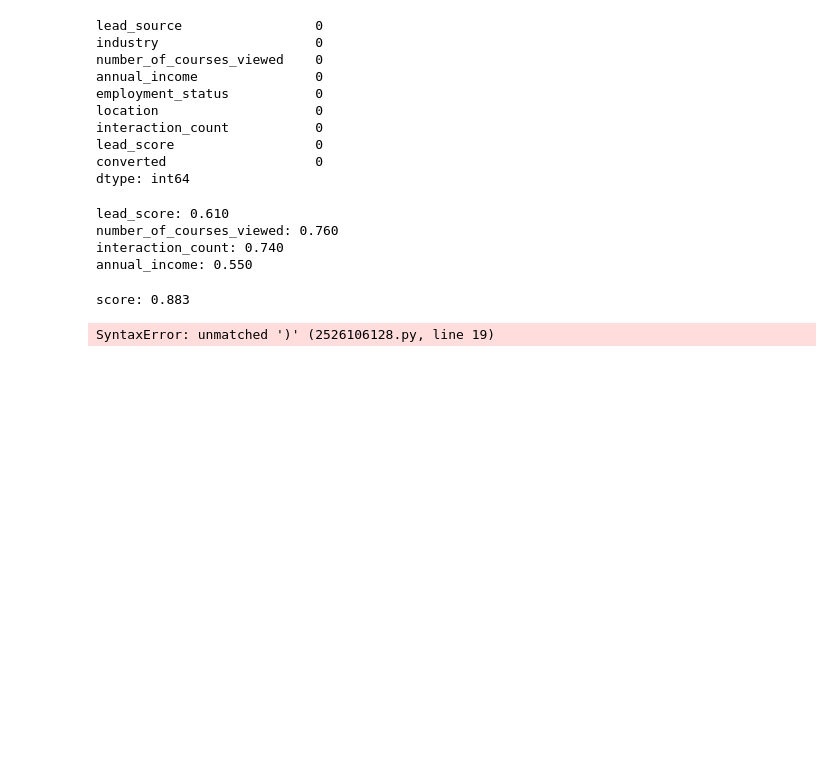
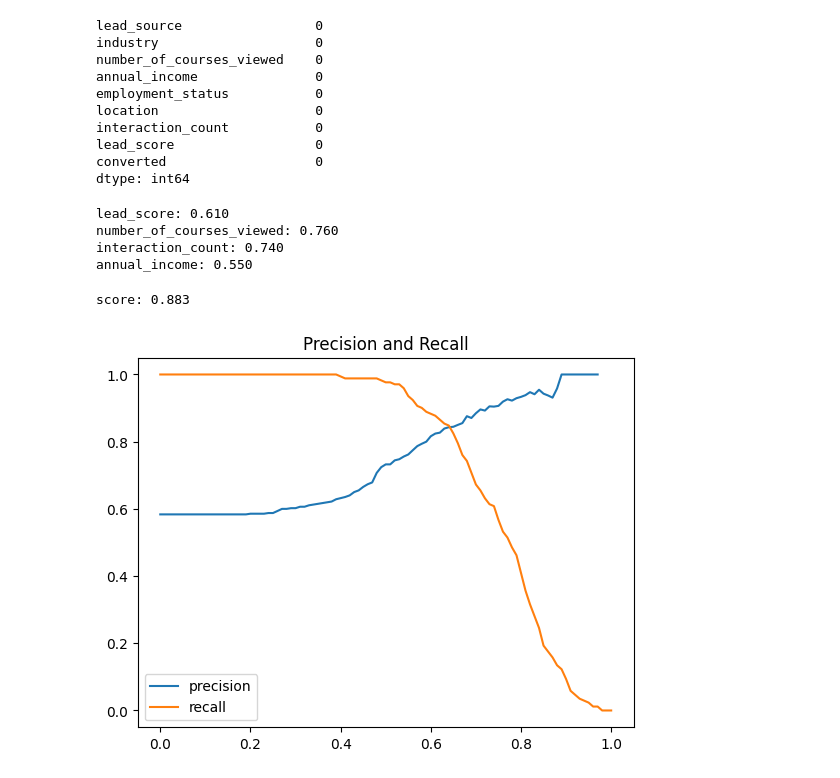
Before and after one commit to nebellleben/machine-learning-zoomcamp, a Jupyter notebook: 04.evaluation/homework4.ipynb, the cells around one changed output. Drawn from its saved outputs; the diff is of its cells as text; code cells hidden in the pictures; blank space fills up the shorter version.

```diff
--- a/04.evaluation/homework4.ipynb
+++ b/04.evaluation/homework4.ipynb
@@ -95,38 +95,40 @@ score: 0.883
 # Question 3: Precision and Recall
 
 thresholds = np.arange(0,1.01,0.01)
 
 actual_positive = (y_val==1)
 actual_negative = (y_val==0)
 
 precisions = []
 recalls = []
 tps = []
 fps = []
 fns = []
 tns = []
 
 for th in thresholds:
     predicted_positive = (y_pred >= th)
     predicted_negative = (y_pred < th)
 
-    tps.append(actual_positive & predicted_positive).sum())
-    fps.append(actual_negative & predicted_positive).sum())
-    fns.append(actual_positive & predicted_negative).sum())
-    tns.append(actual_negative & predicted_negative).sum())
+    tps.append((actual_positive & predicted_positive).sum())
+    fps.append((actual_negative & predicted_positive).sum())
+    fns.append((actual_positive & predicted_negative).sum())
+    tns.append((actual_negative & predicted_negative).sum())
 
     #precisions.append(tp / (tp + fp))
     #recalls.append(tp / (tp + fn))
 
-pred_results = pd.Dataframe(cols=['threshold','tp','fp','fn','tn'], data=[thresholds, tps, fps, fns, tns])
+
+pred_results = pd.DataFrame({'threshold': thresholds, 'tp': tps, 'fp': fps, 'fn': fns, 'tn': tns})
 pred_results['precision'] = pred_results['tp']/(pred_results['tp']+pred_results['fp'])
 pred_results['recall'] = pred_results['tp']/(pred_results['tp']+pred_results['fn'])
 
 plt.plot(pred_results['threshold'], pred_results['precision'], label='precision')
 plt.plot(pred_results['threshold'], pred_results['recall'], label='recall')
 plt.legend()
+plt.title('Precision and Recall')
 plt.show()
 # %% [output]
-SyntaxError: unmatched ')' (2526106128.py, line 19)
+[figure, added]
 # %%
 # Question 4: F1 Score
```
Also changed, not shown: parts of 1 cell of this notebook.
